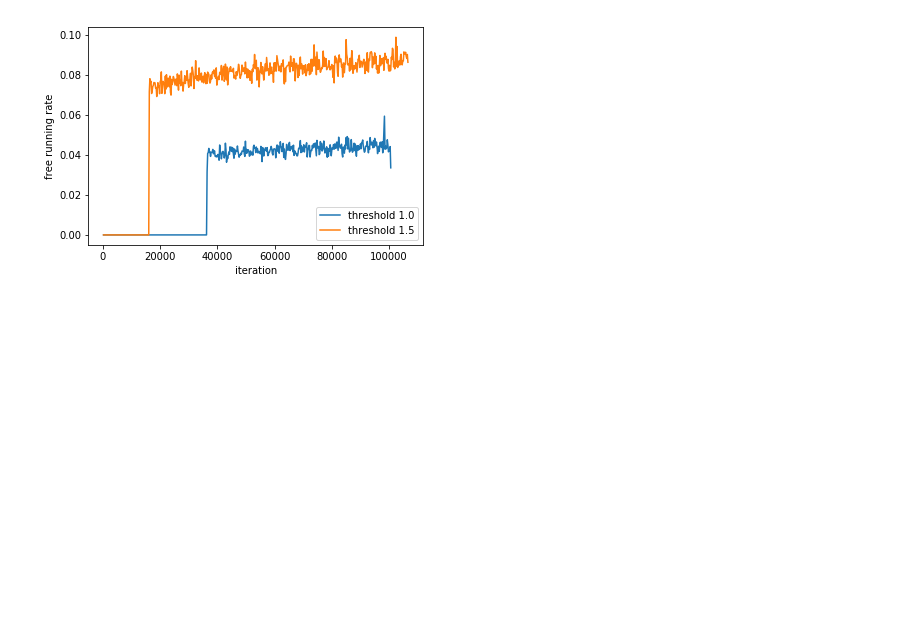
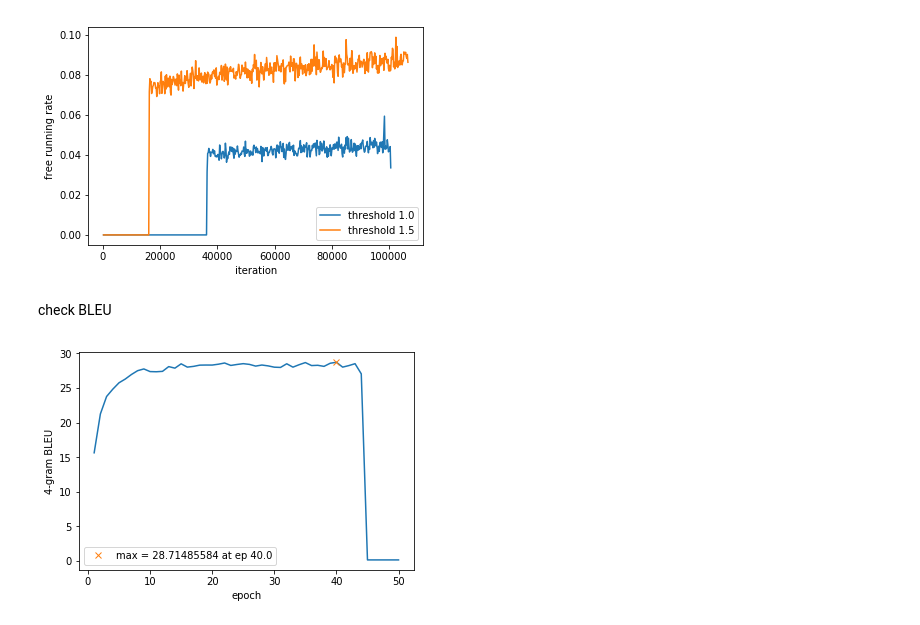
Before and after one commit to 3dmaisons/af-mnt, a Jupyter notebook: af-scripts/0_general.ipynb, the cells around one changed output. Cells and saved outputs as stored; diff of their text form; code cells hidden in the pictures; blank space fills up the shorter version.

```diff
--- a/af-scripts/0_general.ipynb
+++ b/af-scripts/0_general.ipynb
@@ -24,3 +66,11 @@ plt.legend()
 plt.show()
 # %% [output]
 [figure]
+# %% [markdown]
+check BLEU
+# %%
+# asup
+dirSet = '/home/dawna/tts/qd212/models/af/results/models-v9enfr/aaf-v0002-tf/tst2014/'
+plot_bleu_lst(*get_ep_lst_bleu_lst(dirSet, f_bleu='bleu-DETOK.log'))
+# %% [output]
+[figure, added]
```
Also changed, not shown: parts of 27 cells of this notebook, 32 other files.
